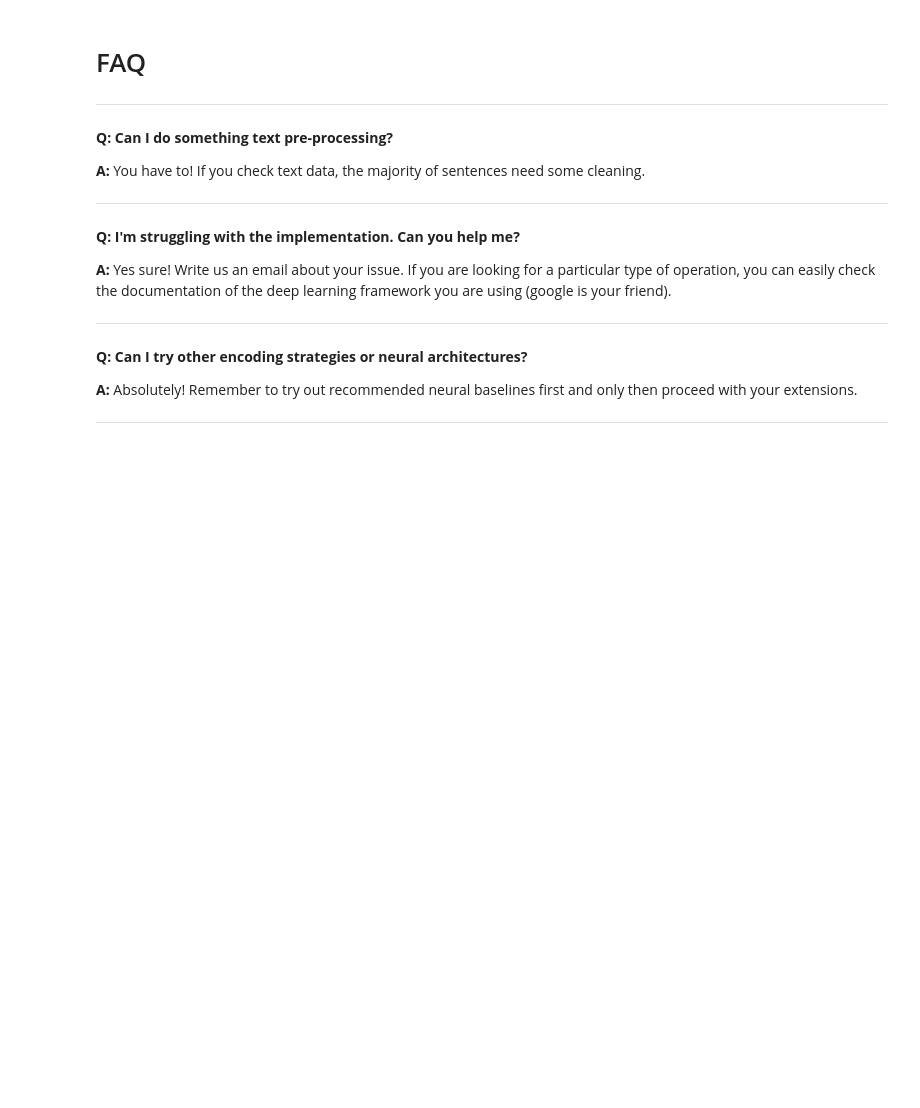
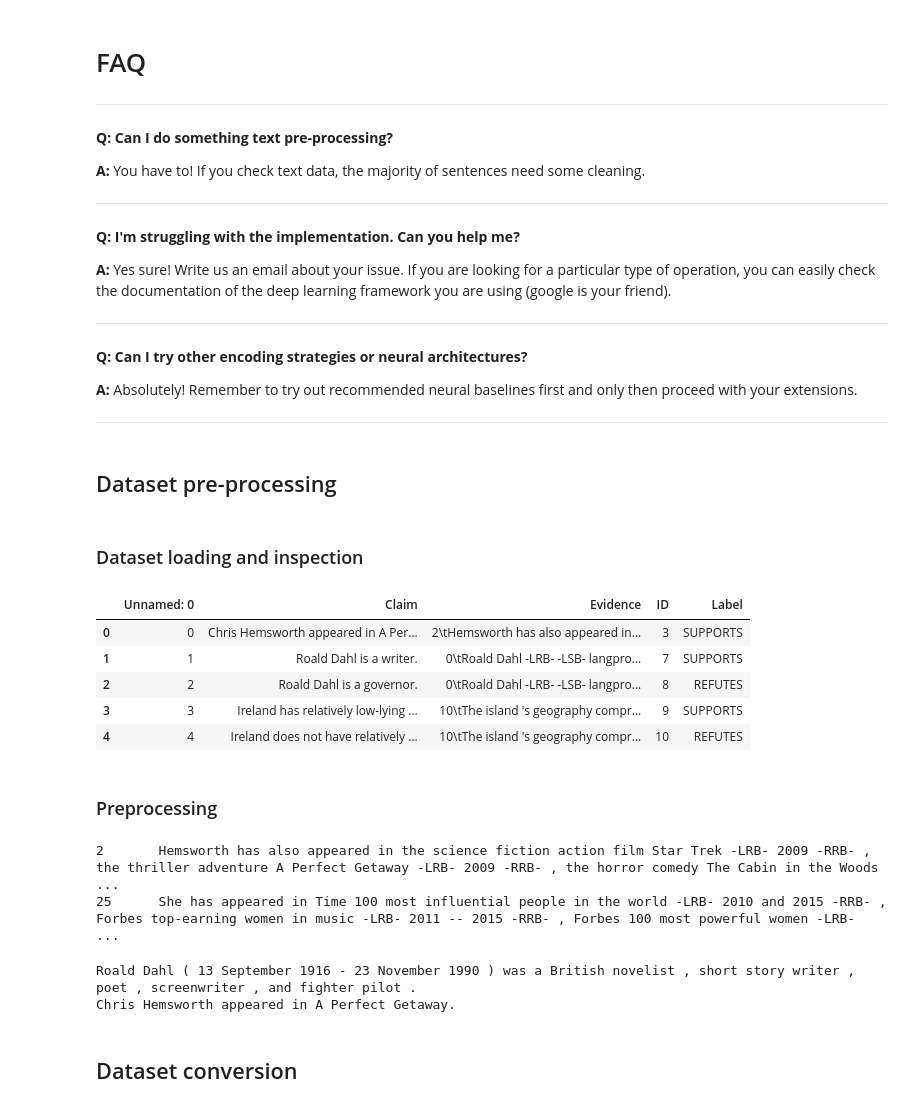
Before and after one commit to pptr3/nlp-assignments, a Jupyter notebook: assignment4/davide/Assignment_4.ipynb, the cells around one changed output. Drawn from its saved outputs; the diff is of its cells as text; code cells hidden in the pictures; blank space fills up the shorter version.

```diff
--- a/assignment4/davide/Assignment_4.ipynb
+++ b/assignment4/davide/Assignment_4.ipynb
@@ -344,3 +339,33 @@ Don't forget that your feedback is very important! Your suggestions help us impr
 **A:** Absolutely! Remember to try out recommended neural baselines first and only then proceed with your extensions.
 
 ---
+# %% [markdown]
+## Dataset pre-processing
+# %% [markdown]
+### Dataset loading and inspection
+# %%
+import pandas as pd
+import numpy as np
+
+train_df = pd.read_csv("dataset/train_pairs.csv")
+val_df   = pd.read_csv("dataset/val_pairs.csv")
+test_df  = pd.read_csv("dataset/test_pairs.csv")
+# %%
+# inspect dataset
+train_df.head()
+# %% [output]
+|  | Unnamed: 0 | Claim | Evidence | ID | Label |
+| 0 | 0 | Chris Hemsworth appeared in A Per... | 2\tHemsworth has also appeared in... | 3 | SUPPORTS |
+| 1 | 1 | Roald Dahl is a writer. | 0\tRoald Dahl -LRB- -LSB- langpro... | 7 | SUPPORTS |
+| 2 | 2 | Roald Dahl is a governor. | 0\tRoald Dahl -LRB- -LSB- langpro... | 8 | REFUTES |
+| 3 | 3 | Ireland has relatively low-lying ... | 10\tThe island 's geography compr... | 9 | SUPPORTS |
+| 4 | 4 | Ireland does not have relatively ... | 10\tThe island 's geography compr... | 10 | REFUTES |
+# %% [markdown]
+### Preprocessing
+# %%
+# examine evidences
+print(train_df["Evidence"][0])
+print(train_df["Evidence"][993])
+# %% [output]
+2       Hemsworth has also appeared in the science fiction action film Star Trek -LRB- 2009 -RRB- , the thriller adventure A Perfect Getaway -LRB- 2009 -RRB- , the horror comedy The Cabin in the Woods ...
+25      She has appeared in Time 100 most influential people in the world -LRB- 2010 and 2015 -RRB- , Forbes top-earning women in music -LRB- 2011 -- 2015 -RRB- , Forbes 100 most powerful women -LRB-  ...
@@ -346,0 +414,8 @@ Don't forget that your feedback is very important! Your suggestions help us impr
+# %%
+print(train_df["Evidence"][1])
+print(train_df["Claim"][0])
+# %% [output]
+Roald Dahl ( 13 September 1916 - 23 November 1990 ) was a British novelist , short story writer , poet , screenwriter , and fighter pilot .
+Chris Hemsworth appeared in A Perfect Getaway.
+# %% [markdown]
+## Dataset conversion
```
Also changed, not shown: parts of 25 cells of this notebook.
